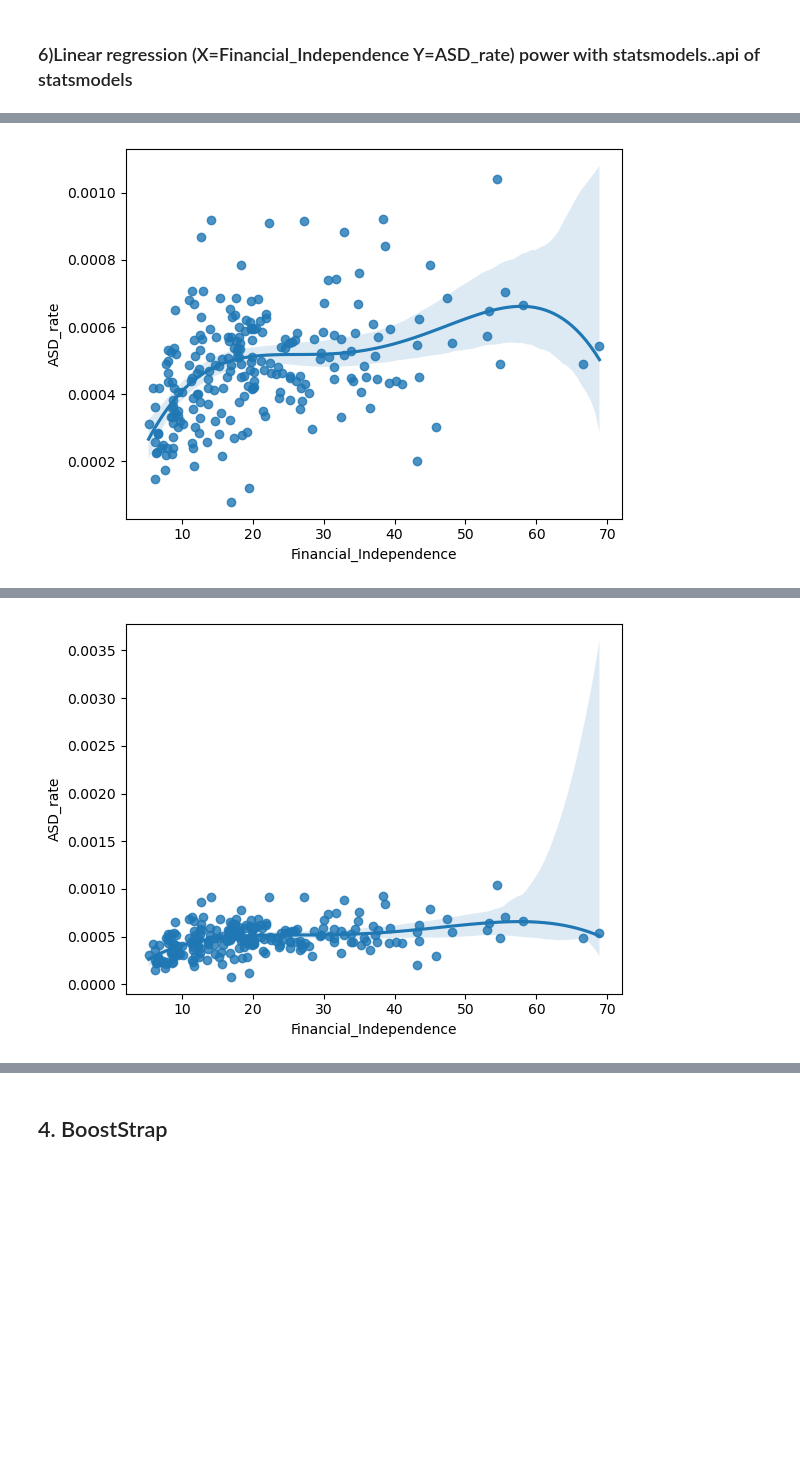
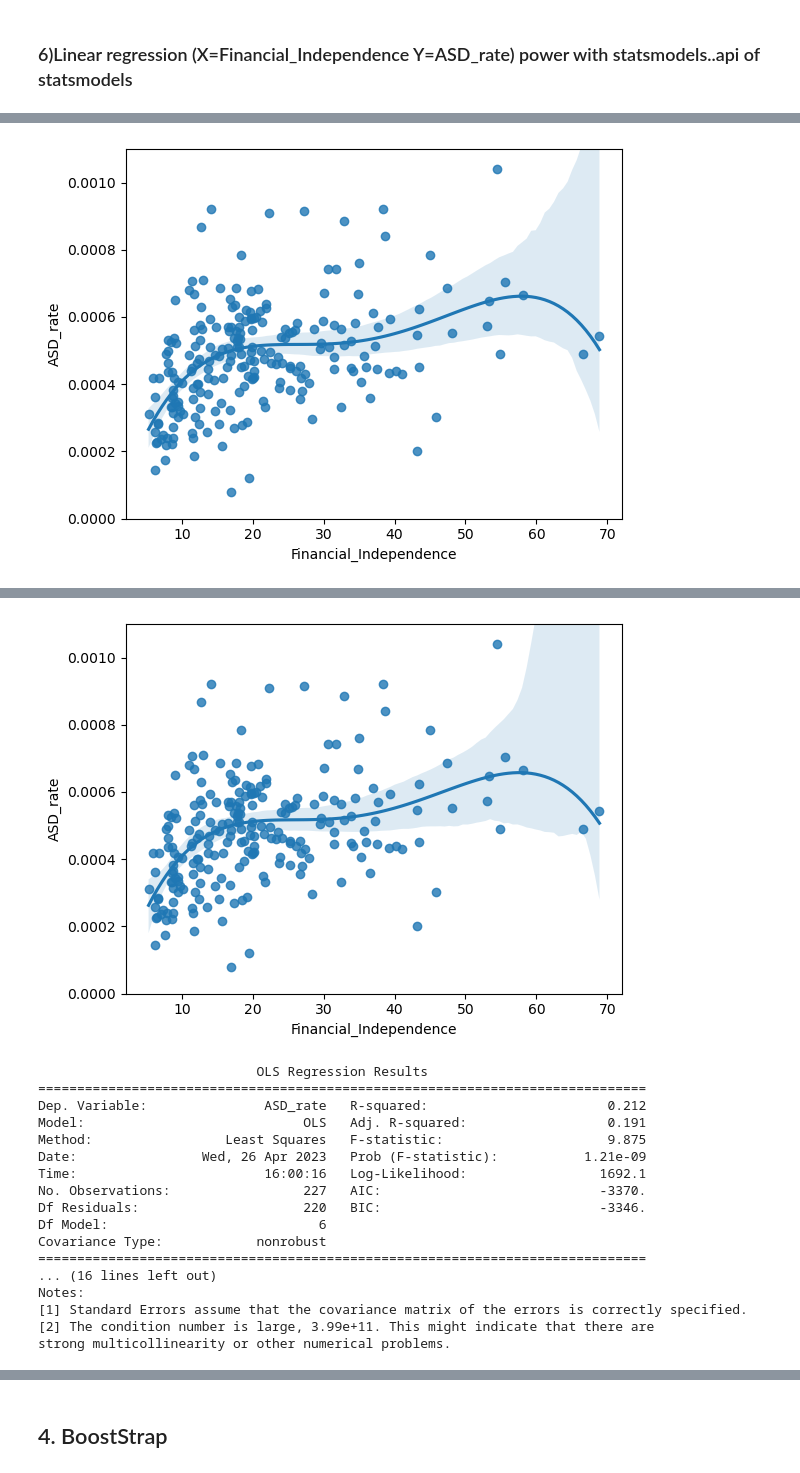
Before and after one commit to milkywaypeko/ASD_FI_Correlation, a Jupyter notebook: ASD_ID_FI_Correlation.ipynb, the cells around one changed output, grey strips where cells are left out. Drawn from its saved outputs; the diff is of its cells as text; code cells hidden in the pictures; blank space fills up the shorter version.

```diff
--- a/ASD_ID_FI_Correlation.ipynb
+++ b/ASD_ID_FI_Correlation.ipynb
@@ -274,7 +503,7 @@ plt.show()
 # %%
-# Make Polynomial Maximum 5
-Financial_Independence_pol = PolynomialFeatures(degree=5, interaction_only=False, include_bias=False)
+# Make Polynomial Maximum 20
+Financial_Independence_pol = PolynomialFeatures(degree=30, interaction_only=False, include_bias=False)
 
-# polf[0] power 1, polf[1] power 2, polf[2] power 3, polf[3] power 4, polf[4] power 5
+# polf[0] power 1, polf[1] power 2, polf[2] power 3, polf[3] power 4, polf[4] power 5...
 Financial_Independence_polf = Financial_Independence_pol.fit_transform(data.loc[:, 'Financial_Independence'].values.reshape(-1, 1))
 # %% [markdown]
@@ -343,13 +578,12 @@ loocv.get_n_splits(X)
 227
 # %%
 #For LOOCV Make MSE
-lm = [LinearRegression(fit_intercept=True)] * 5
-lm_fit = [LinearRegression(fit_intercept=True)] * 5
-lm_predict = [np.ndarray] * 5
+lm = [LinearRegression(fit_intercept=True)] * 20
+lm_fit = [LinearRegression(fit_intercept=True)] * 20
+lm_predict = [np.ndarray] * 20
 loocvMSE = []
-for i in np.arange(0, 5):
+for i in np.arange(0, 20):
     loocv_mse = []
-
     for train_index, test_index in loocv.split(X):
         X_train, X_test = X[train_index], X[test_index]
         y_train, y_test = y[train_index], y[test_index]
@@ -363,5 +597,5 @@ for i in np.arange(0, 5):
 
         loocv_mse.append(mean_squared_error(y_test, lm_predict[i]))
     loocvMSE.append(np.array(loocv_mse).mean())
-    print('lm[', str(i + 1), '] MSE : ', loocvMSE[i])
+    print('lm[', str(i), '] MSE : ', loocvMSE[i])
 # %% [output]
@@ -385,10 +634,10 @@ plt.show()
 ### 3) For Cross Test LOOCV splits data
 # %%
 # For Cross Test LOOCV
-lm = [LinearRegression(fit_intercept=True)]*5
+lm = [LinearRegression(fit_intercept=True)]*20
 scoreMSE = []
 
-for i in np.arange(0, 5):
+for i in np.arange(0, 20):
     if(i==0):
         cval = cross_val_score(lm[i],
                                     Financial_Independence_polf[:, 0].reshape(-1, 1),
@@ -406,5 +655,5 @@ for i in np.arange(0, 5):
                                     n_jobs=-1,
                                     scoring='neg_mean_squared_error')
         scoreMSE.append(-cval.mean())
-    print('lm[', str(i + 1), '] MSE : ', scoreMSE[i])
+    print('lm[', str(i), '] MSE : ', scoreMSE[i])
 # %% [output]
@@ -434,7 +698,7 @@ kf = KFold(n_splits=10, shuffle=True, random_state=10)
 #For K-Fold Make MSE
 kf_poly = []
 
-for i in range(0, 5):
+for i in range(0, 20):
     kf_mse = []
     for train_index, test_index in kf.split(X):
         X_train, X_test = X[train_index], X[test_index]
@@ -463,7 +727,7 @@ for i in range(0, 5):
     kf_poly.append(np.array(kf_mse).mean())
     print('lm' + str(i + 1) + '_MSE : ', kf_poly[i])
 
-MSE_KFold_X = np.array([1, 2, 3, 4, 5])
+MSE_KFold_X = np.arange(1, 21)
 MSE_KFold_y = np.array(kf_poly)
 MSE_KFold_y
 sns.lineplot(x = MSE_KFold_X, y = MSE_KFold_y)
@@ -536,7 +816,7 @@ plt.show()
 # %% [markdown]
 ### 6)Linear regression (X=Financial_Independence Y=ASD_rate) power with statsmodels..api of statsmodels
 # %%
-for i in range(0, 5):
+for i in range(0, 15):
     ASD_rate_for_X_train = Financial_Independence_polf[ : , 0: i + 1]
     ASD_rate_for_y_true = data['ASD_rate']
 
@@ -544,8 +824,11 @@ for i in range(0, 5):
 
     ASD_rate_for_ols_sm_results = ASD_rate_for_ols_sm.fit()
     print(ASD_rate_for_ols_sm_results.summary())
+    plt.ylim([0, 0.0011])
     sns.regplot(x='Financial_Independence', y='ASD_rate', data=data, order = i + 1)
     plt.show()
+
+#seaborn overfitting error from 16
 # %% [output]
                             OLS Regression Results
 ==============================================================================
@@ -618,7 +901,7 @@ Notes:
 [1] Standard Errors assume that the covariance matrix of the errors is correctly specified.
 [2] The condition number is large, 2.97e+07. This might indicate that there are
 strong multicollinearity or other numerical problems.
-[figure, old version]
+[figure, new version]
                             OLS Regression Results
 ==============================================================================
 Dep. Variable:               ASD_rate   R-squared:                       0.209
@@ -629,11 +912,28 @@ Time:                        17:15:50   Log-Likelihood:                 1691.7
 No. Observations:                 227   AIC:                            -3371.
 Df Residuals:                     221   BIC:                            -3351.
 Df Model:                           5
 Covariance Type:            nonrobust
 ==============================================================================
 ... (15 lines left out)
 Notes:
 [1] Standard Errors assume that the covariance matrix of the errors is correctly specified.
 [2] The condition number is large, 3.49e+09. This might indicate that there are
 strong multicollinearity or other numerical problems.
-[figure, old version]
+[figure, new version]
+                            OLS Regression Results
+==============================================================================
+Dep. Variable:               ASD_rate   R-squared:                       0.212
+Model:                            OLS   Adj. R-squared:                  0.191
+Method:                 Least Squares   F-statistic:                     9.875
+Date:                Wed, 26 Apr 2023   Prob (F-statistic):           1.21e-09
+Time:                        16:00:16   Log-Likelihood:                 1692.1
+No. Observations:                 227   AIC:                            -3370.
+Df Residuals:                     220   BIC:                            -3346.
+Df Model:                           6
+Covariance Type:            nonrobust
+==============================================================================
+... (16 lines left out)
+Notes:
+[1] Standard Errors assume that the covariance matrix of the errors is correctly specified.
+[2] The condition number is large, 3.99e+11. This might indicate that there are
+strong multicollinearity or other numerical problems.
```
Also changed, not shown: parts of 63 cells of this notebook, 1 other file.
